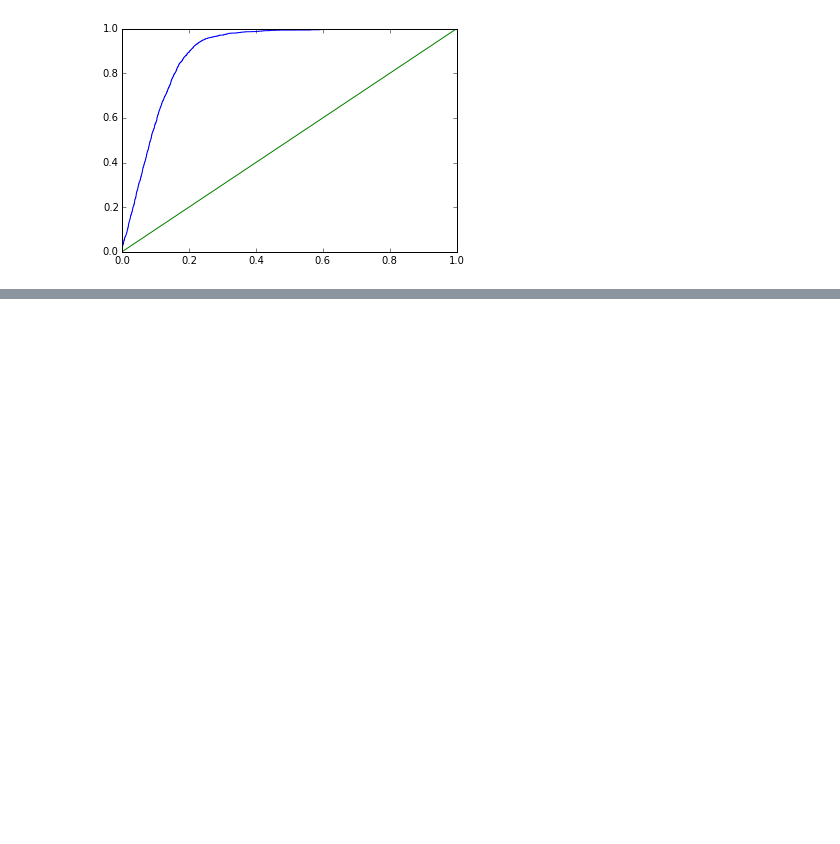
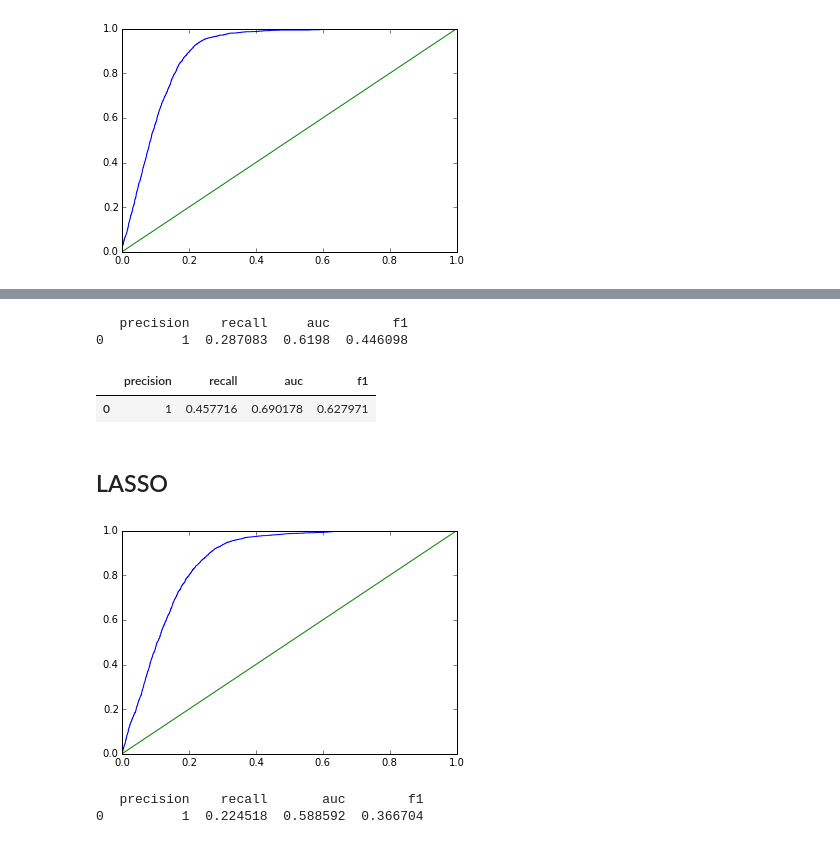
Before and after one commit to raghothams/bangpypers-intro-to-ml, a Jupyter notebook: Bangpypers-June-2015.ipynb, the cells around one changed output, grey strips where cells are left out. Saved outputs shown, nothing was run; the diff lists cells and outputs as text; code cells hidden in the pictures; blank space fills up the shorter version.

```diff
--- a/Bangpypers-June-2015.ipynb
+++ b/Bangpypers-June-2015.ipynb
@@ -440,0 +583,29 @@ pyplot.plot([0,1],[0,1])
+# %%
+ridge_metrics = pd.DataFrame(ridge_cv_metrics).mean()
+ridge_metrics_pd = pd.DataFrame(pd.DataFrame(ridge_metrics).T)
+ridge_metrics_pd.columns=['precision', 'recall', 'auc', 'f1']
+print ridge_metrics_pd
+# %% [output]
+   precision    recall     auc        f1
+0          1  0.287083  0.6198  0.446098
+# %%
+ols_metrics_pd
+# %% [output]
+|  | precision | recall | auc | f1 |
+| 0 | 1 | 0.457716 | 0.690178 | 0.627971 |
+# %% [markdown]
+## LASSO
+# %%
+lasso = linear_model.Lasso(alpha=0.1, selection='random')
+# %%
+lasso_cv_metrics = cross_validate(lasso,train_pd, target)
+# %% [output]
+[figure, added]
+# %%
+lasso_cv_metrics = pd.DataFrame(lasso_cv_metrics).mean()
+lasso_cv_metrics_pd = pd.DataFrame(pd.DataFrame(lasso_cv_metrics).T)
+lasso_cv_metrics_pd.columns=['precision', 'recall', 'auc', 'f1']
+print lasso_cv_metrics_pd
+# %% [output]
+   precision    recall       auc        f1
+0          1  0.224518  0.588592  0.366704
```
Also changed, not shown: parts of 18 cells of this notebook.
